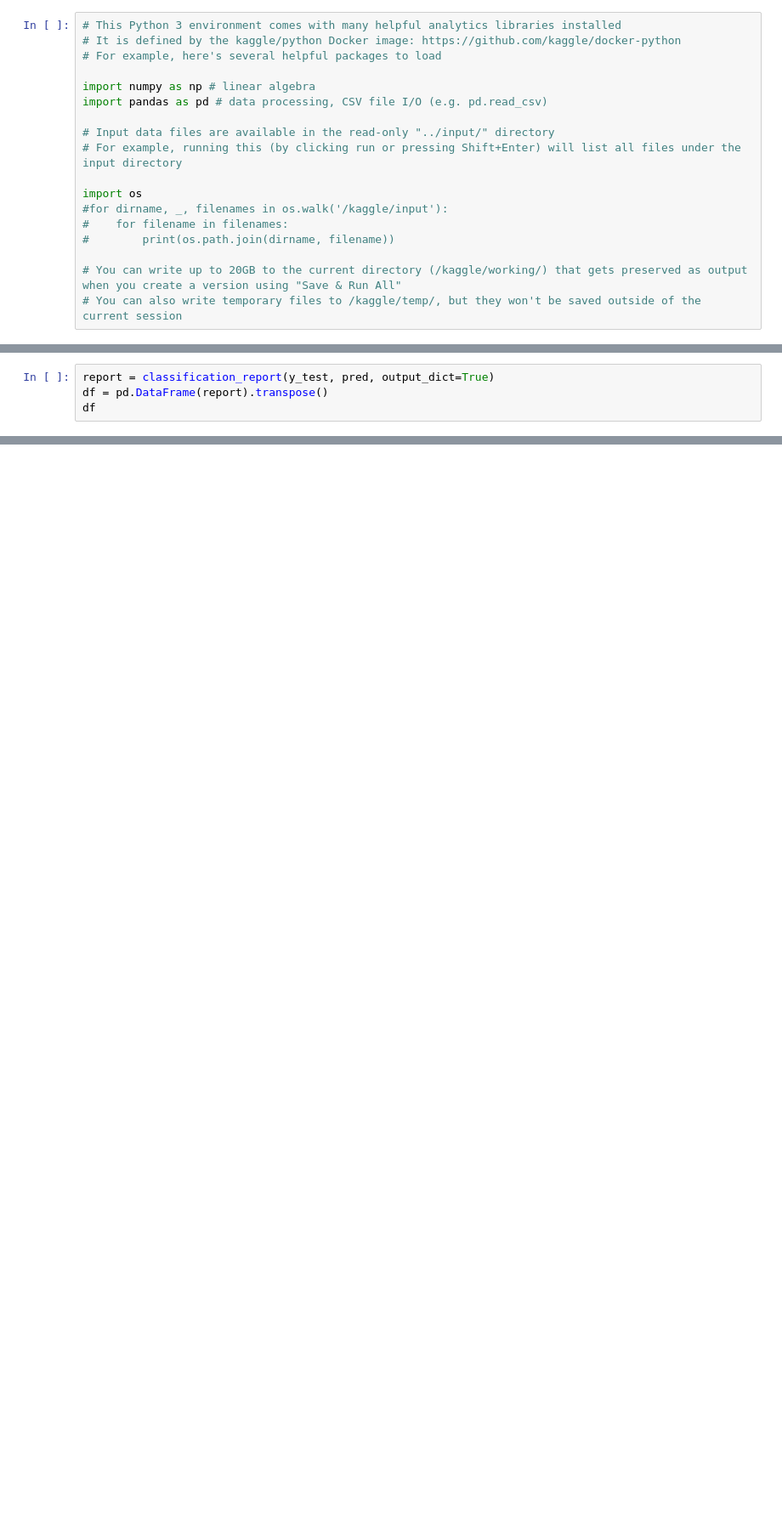
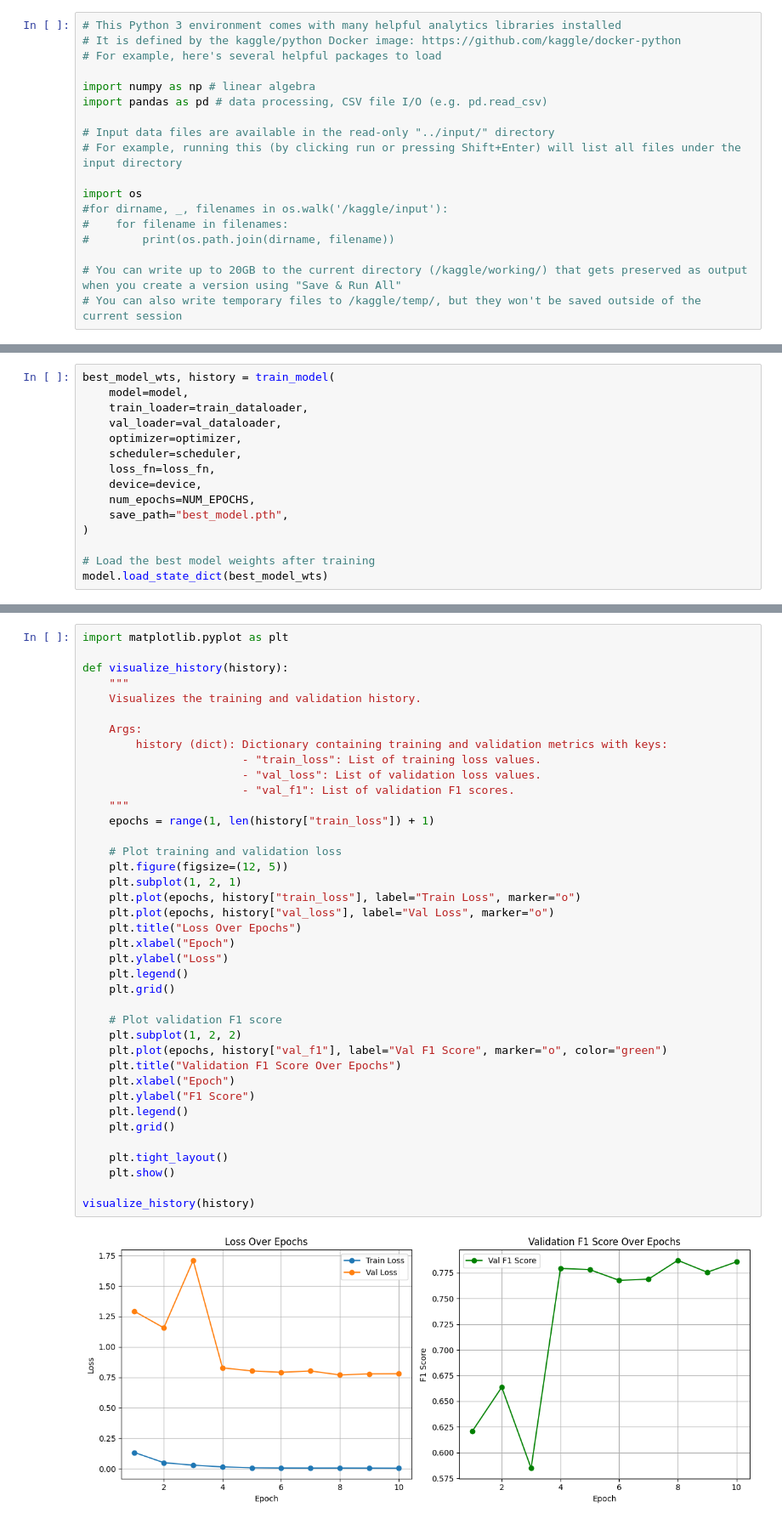
Before and after one commit to joelalves/kaggle, a Jupyter notebook: competitions/notebook-street-food-image-classification.ipynb, the cells around one changed output, grey strips where cells are left out. Shown: that part at 85% size. Drawn from its saved outputs; the diff is of its cells as text; blank space fills up the shorter version.

Commit message:
feat: update street food image classification notebook with data loading, model training, evaluation, and submission steps

```diff
--- a/competitions/notebook-street-food-image-classification.ipynb
+++ b/competitions/notebook-street-food-image-classification.ipynb
@@ -498,4 +18,0 @@ print(classification_report(y_test, pred))
-# %%
-report = classification_report(y_test, pred, output_dict=True)
-df = pd.DataFrame(report).transpose()
-df
@@ -619,0 +303,15 @@ sub.to_csv("submission.csv",index=False)
+# %%
+best_model_wts, history = train_model(
+    model=model,
+    train_loader=train_dataloader,
+    val_loader=val_dataloader,
+    optimizer=optimizer,
+    scheduler=scheduler,
+    loss_fn=loss_fn,
+    device=device,
+    num_epochs=NUM_EPOCHS,
+    save_path="best_model.pth",
+)
+
+# Load the best model weights after training
+model.load_state_dict(best_model_wts)
@@ -619,0 +366,41 @@ sub.to_csv("submission.csv",index=False)
+# %%
+import matplotlib.pyplot as plt
+
+def visualize_history(history):
+    """
+    Visualizes the training and validation history.
+
+    Args:
+        history (dict): Dictionary containing training and validation metrics with keys:
+                        - "train_loss": List of training loss values.
+                        - "val_loss": List of validation loss values.
+                        - "val_f1": List of validation F1 scores.
+    """
+    epochs = range(1, len(history["train_loss"]) + 1)
+
+    # Plot training and validation loss
+    plt.figure(figsize=(12, 5))
+    plt.subplot(1, 2, 1)
+    plt.plot(epochs, history["train_loss"], label="Train Loss", marker="o")
+    plt.plot(epochs, history["val_loss"], label="Val Loss", marker="o")
+    plt.title("Loss Over Epochs")
+    plt.xlabel("Epoch")
+    plt.ylabel("Loss")
+    plt.legend()
+    plt.grid()
+
+    # Plot validation F1 score
+    plt.subplot(1, 2, 2)
+    plt.plot(epochs, history["val_f1"], label="Val F1 Score", marker="o", color="green")
+    plt.title("Validation F1 Score Over Epochs")
+    plt.xlabel("Epoch")
+    plt.ylabel("F1 Score")
+    plt.legend()
+    plt.grid()
+
+    plt.tight_layout()
+    plt.show()
+
+visualize_history(history)
+# %% [output]
+[figure, added]
```
Also changed, not shown: parts of 43 cells of this notebook.
